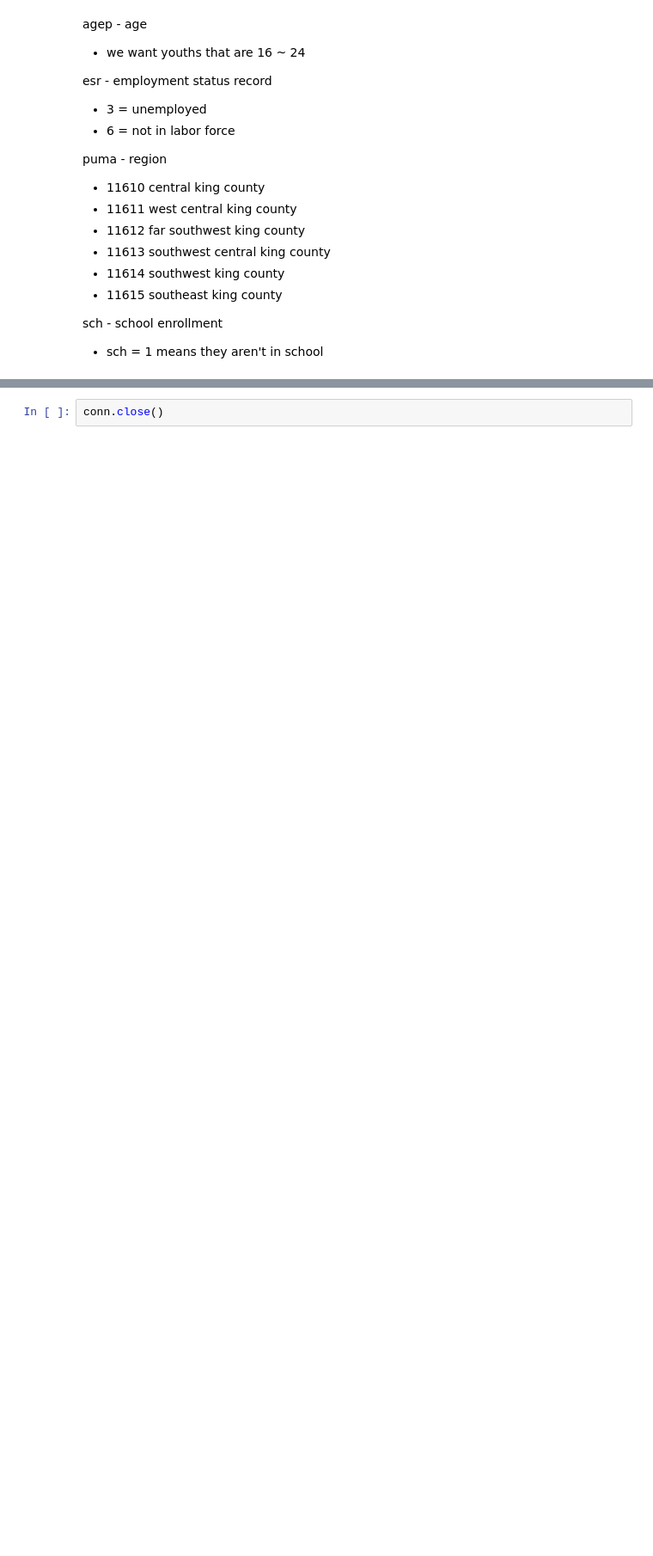
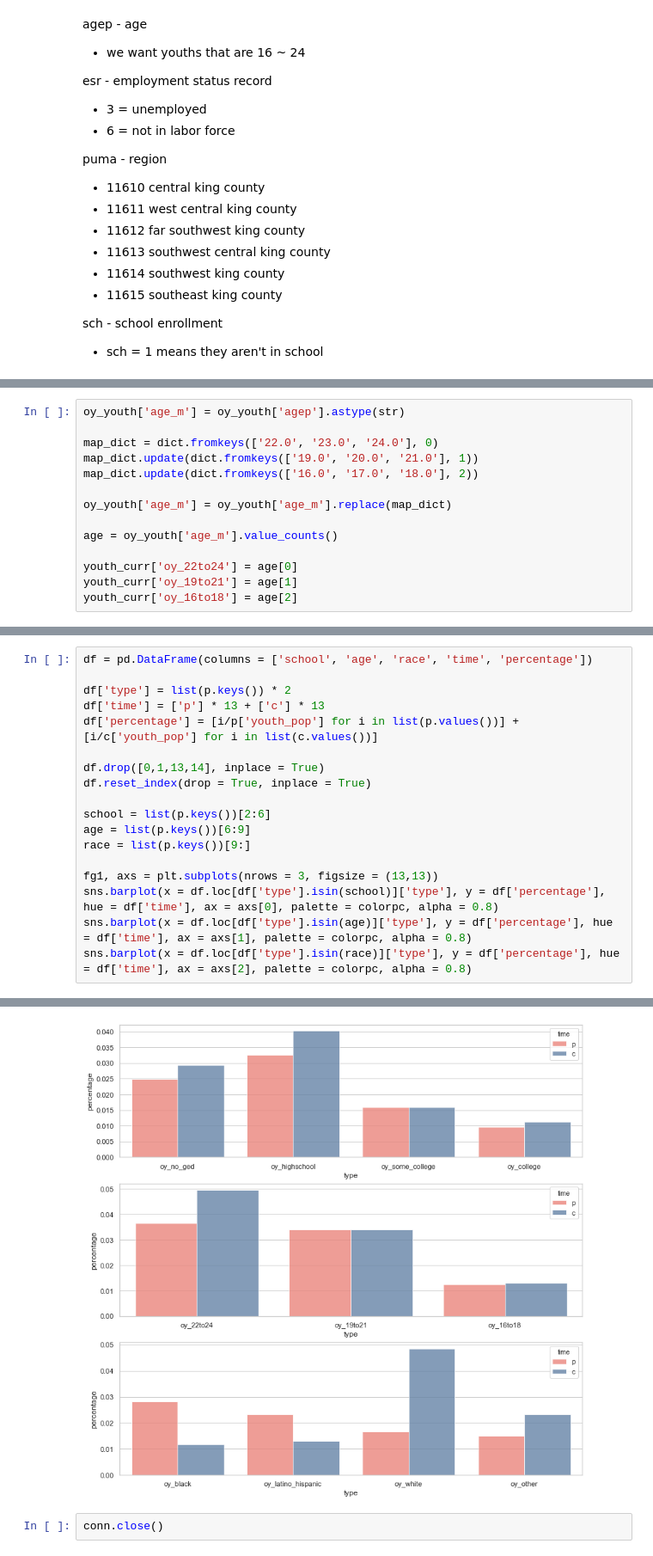
Before and after one commit to awyeh64/phase-1-project-west-ds-082420, a Jupyter notebook: notebooks/exploratory/andrew_01_erh_download_and_explore_data.ipynb, the cells around one changed output, grey strips where cells are left out. Shown at 86% size. Saved outputs shown, nothing was run; the diff lists cells and outputs as text; blank space fills up the shorter version.

```diff
--- a/notebooks/exploratory/andrew_01_erh_download_and_explore_data.ipynb
+++ b/notebooks/exploratory/andrew_01_erh_download_and_explore_data.ipynb
@@ -229,0 +237,14 @@ WHERE agep BETWEEN 16.0 AND 24.0
+# %%
+oy_youth['age_m'] = oy_youth['agep'].astype(str)
+
+map_dict = dict.fromkeys(['22.0', '23.0', '24.0'], 0)
+map_dict.update(dict.fromkeys(['19.0', '20.0', '21.0'], 1))
+map_dict.update(dict.fromkeys(['16.0', '17.0', '18.0'], 2))
+
+oy_youth['age_m'] = oy_youth['age_m'].replace(map_dict)
+
+age = oy_youth['age_m'].value_counts()
+
+youth_curr['oy_22to24'] = age[0]
+youth_curr['oy_19to21'] = age[1]
+youth_curr['oy_16to18'] = age[2]
@@ -229,0 +356,19 @@ WHERE agep BETWEEN 16.0 AND 24.0
+# %%
+df = pd.DataFrame(columns = ['school', 'age', 'race', 'time', 'percentage'])
+
+df['type'] = list(p.keys()) * 2
+df['time'] = ['p'] * 13 + ['c'] * 13
+df['percentage'] = [i/p['youth_pop'] for i in list(p.values())] + [i/c['youth_pop'] for i in list(c.values())]
+
+df.drop([0,1,13,14], inplace = True)
+df.reset_index(drop = True, inplace = True)
+
+school = list(p.keys())[2:6]
+age = list(p.keys())[6:9]
+race = list(p.keys())[9:]
+
+fg1, axs = plt.subplots(nrows = 3, figsize = (13,13))
+sns.barplot(x = df.loc[df['type'].isin(school)]['type'], y = df['percentage'], hue = df['time'], ax = axs[0], palette = colorpc, alpha = 0.8)
+sns.barplot(x = df.loc[df['type'].isin(age)]['type'], y = df['percentage'], hue = df['time'], ax = axs[1], palette = colorpc, alpha = 0.8)
+sns.barplot(x = df.loc[df['type'].isin(race)]['type'], y = df['percentage'], hue = df['time'], ax = axs[2], palette = colorpc, alpha = 0.8)
+# %% [output]
@@ -230,2 +376,3 @@ WHERE agep BETWEEN 16.0 AND 24.0
+[figure, added]
 # %%
 conn.close()
```
Also changed, not shown: parts of 25 cells of this notebook.
